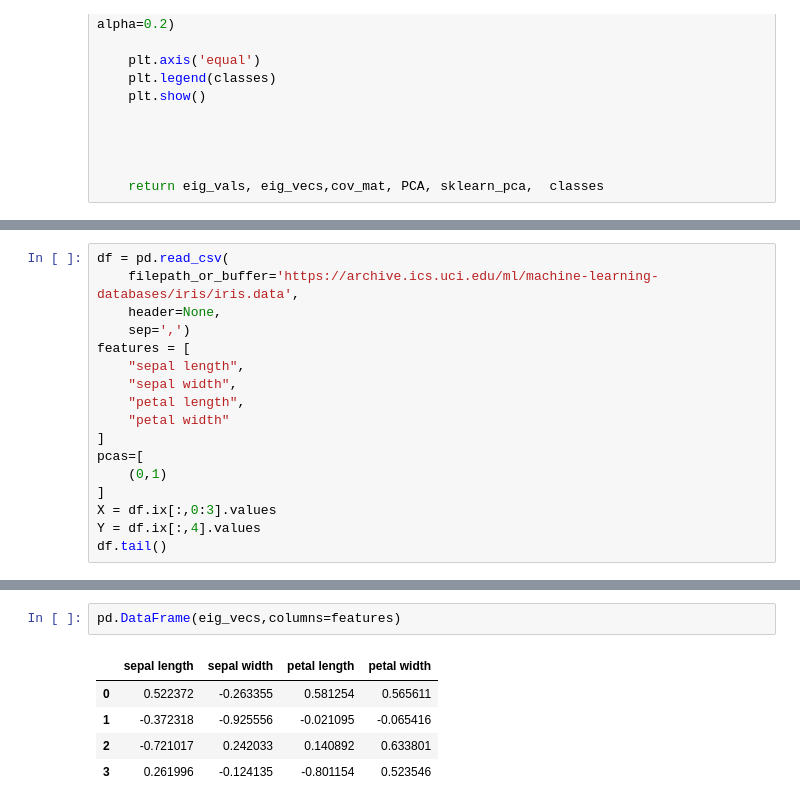
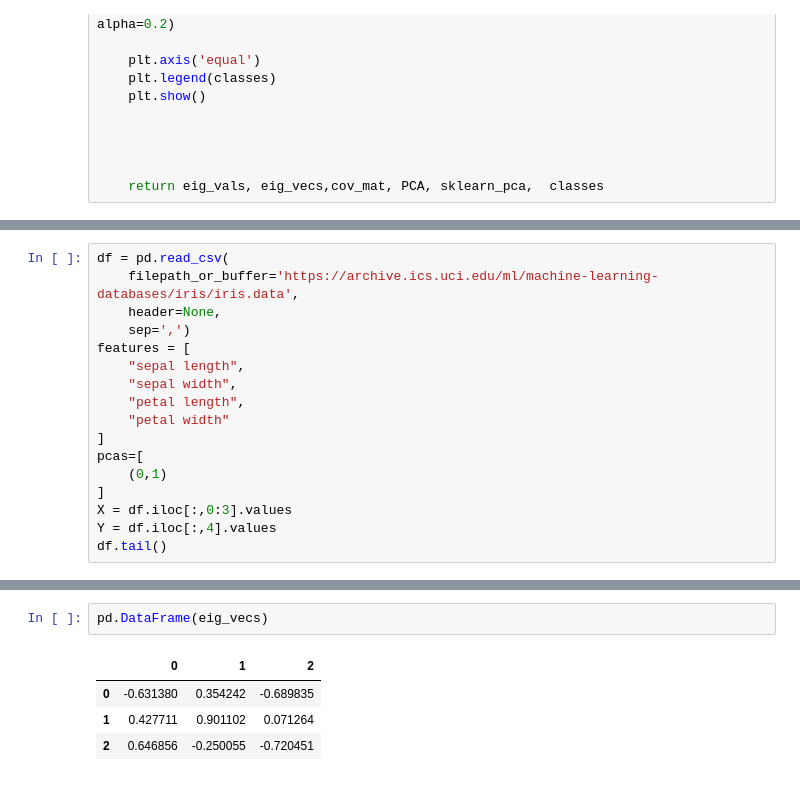
Before and after one commit to devmessias/Artificial-and-Natural-Vision, a Jupyter notebook: PCA.ipynb, the cells around one changed output, grey strips where cells are left out. Drawn from its saved outputs; the diff is of its cells as text.

```diff
--- a/PCA.ipynb
+++ b/PCA.ipynb
@@ -226,7 +214,7 @@ features = [
 pcas=[
     (0,1)
 ]
-X = df.ix[:,0:3].values
-Y = df.ix[:,4].values
+X = df.iloc[:,0:3].values
+Y = df.iloc[:,4].values
 df.tail()
 # %% [output]
@@ -251,8 +233,7 @@ eig_vals, eig_vecs,cov_mat, PCA, sklearn_pca,  classes = plot_pcas(X, Y, pcas=pc
 # %%
-pd.DataFrame(eig_vecs,columns=features)
+pd.DataFrame(eig_vecs)
 # %% [output]
-|  | sepal length | sepal width | petal length | petal width |
-| 0 | 0.522372 | -0.263355 | 0.581254 | 0.565611 |
-| 1 | -0.372318 | -0.925556 | -0.021095 | -0.065416 |
-| 2 | -0.721017 | 0.242033 | 0.140892 | 0.633801 |
-| 3 | 0.261996 | -0.124135 | -0.801154 | 0.523546 |
+|  | 0 | 1 | 2 |
+| 0 | -0.631380 | 0.354242 | -0.689835 |
+| 1 | 0.427711 | 0.901102 | 0.071264 |
+| 2 | 0.646856 | -0.250055 | -0.720451 |
```
Also changed, not shown: parts of 7 cells of this notebook, 4 other files.
